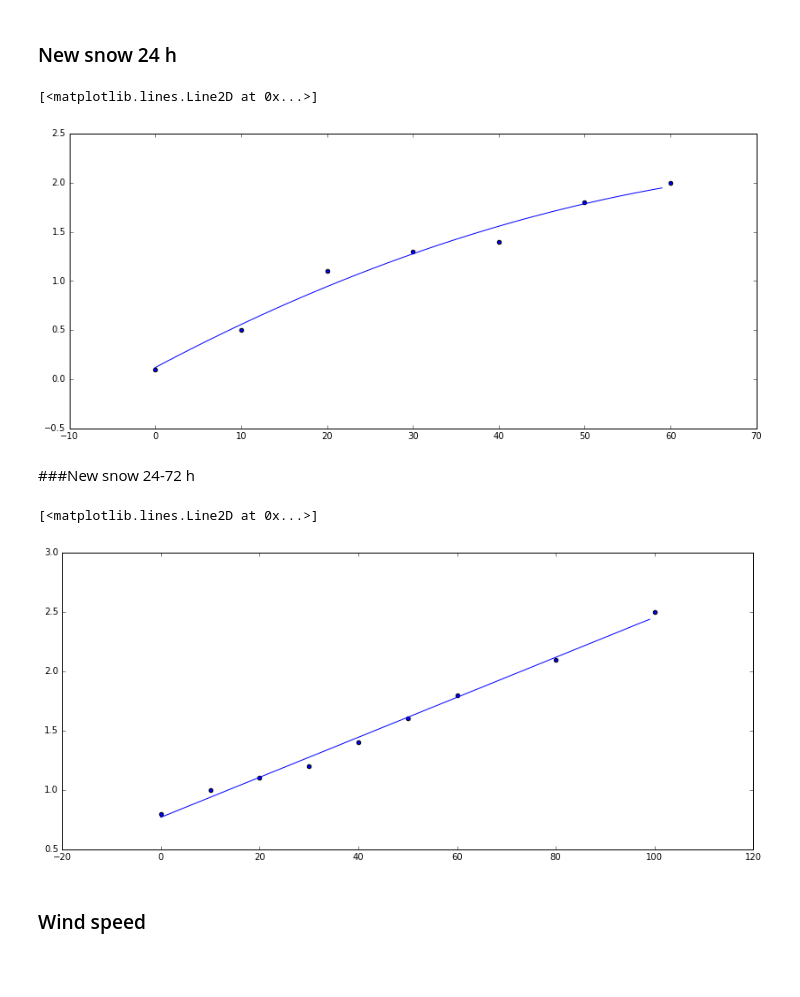
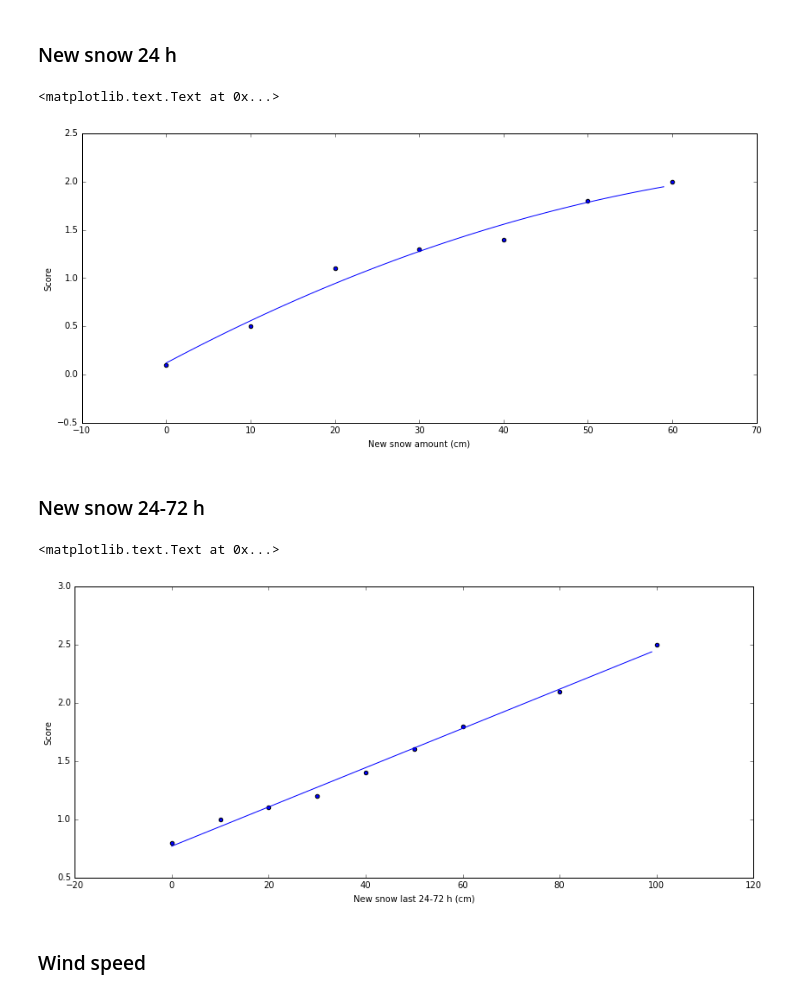
Before and after one commit to kmunve/APS, a Jupyter notebook: aps/notebooks/new_snow_problem.ipynb, the cells around one changed output. Cells and saved outputs as stored; diff of their text form; code cells hidden in the pictures; blank space fills up the shorter version.

```diff
--- a/aps/notebooks/new_snow_problem.ipynb
+++ b/aps/notebooks/new_snow_problem.ipynb
@@ -66,23 +67,27 @@ res = score_new_snow_24h(x)
 
 plt.scatter(new_snow_24h_cat, new_snow_24h_score)
 plt.plot(x, res)
+plt.xlabel('New snow amount (cm)')
+plt.ylabel('Score')
 # %% [output]
-[<matplotlib.lines.Line2D at 0x...>]
+<matplotlib.text.Text at 0x...>
-[figure, old version]
+[figure, new version]
 # %% [markdown]
-###New snow 24-72 h
+### New snow 24-72 h
 # %%
 new_snow_24_72h_fit = np.polyfit(new_snow_24_72h_cat, new_snow_24_72h_score, 1)
 score_new_snow_24_72h = np.poly1d(new_snow_24_72h_fit)
 
 x = np.arange(0, 100.0)
 res = score_new_snow_24_72h(x)
 
 plt.scatter(new_snow_24_72h_cat, new_snow_24_72h_score)
 plt.plot(x, res)
+plt.xlabel('New snow last 24-72 h (cm)')
+plt.ylabel('Score')
 # %% [output]
-[<matplotlib.lines.Line2D at 0x...>]
+<matplotlib.text.Text at 0x...>
-[figure, old version]
+[figure, new version]
 # %% [markdown]
 ### Wind speed
 # %%
```
Also changed, not shown: parts of 14 cells of this notebook.
